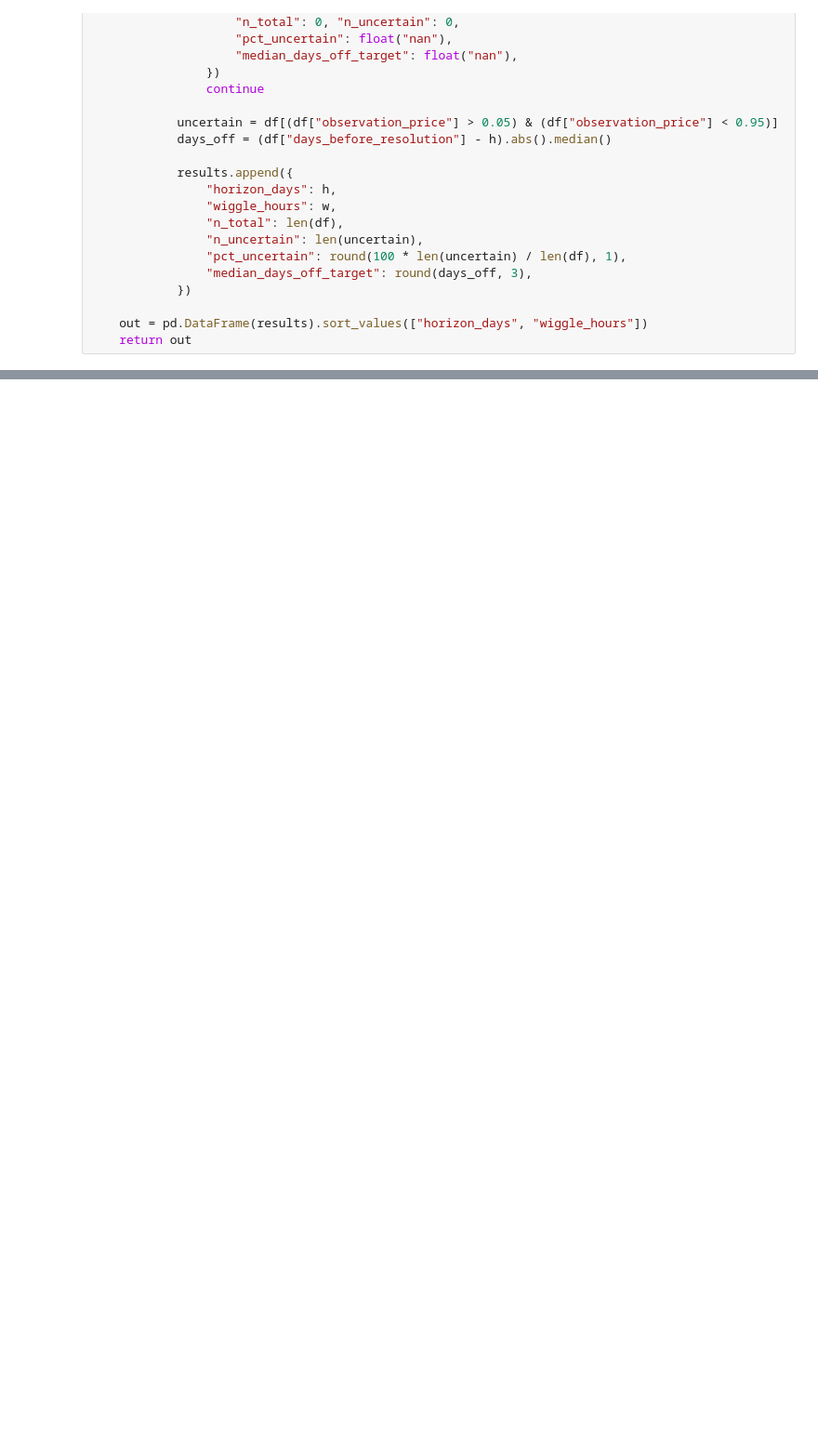
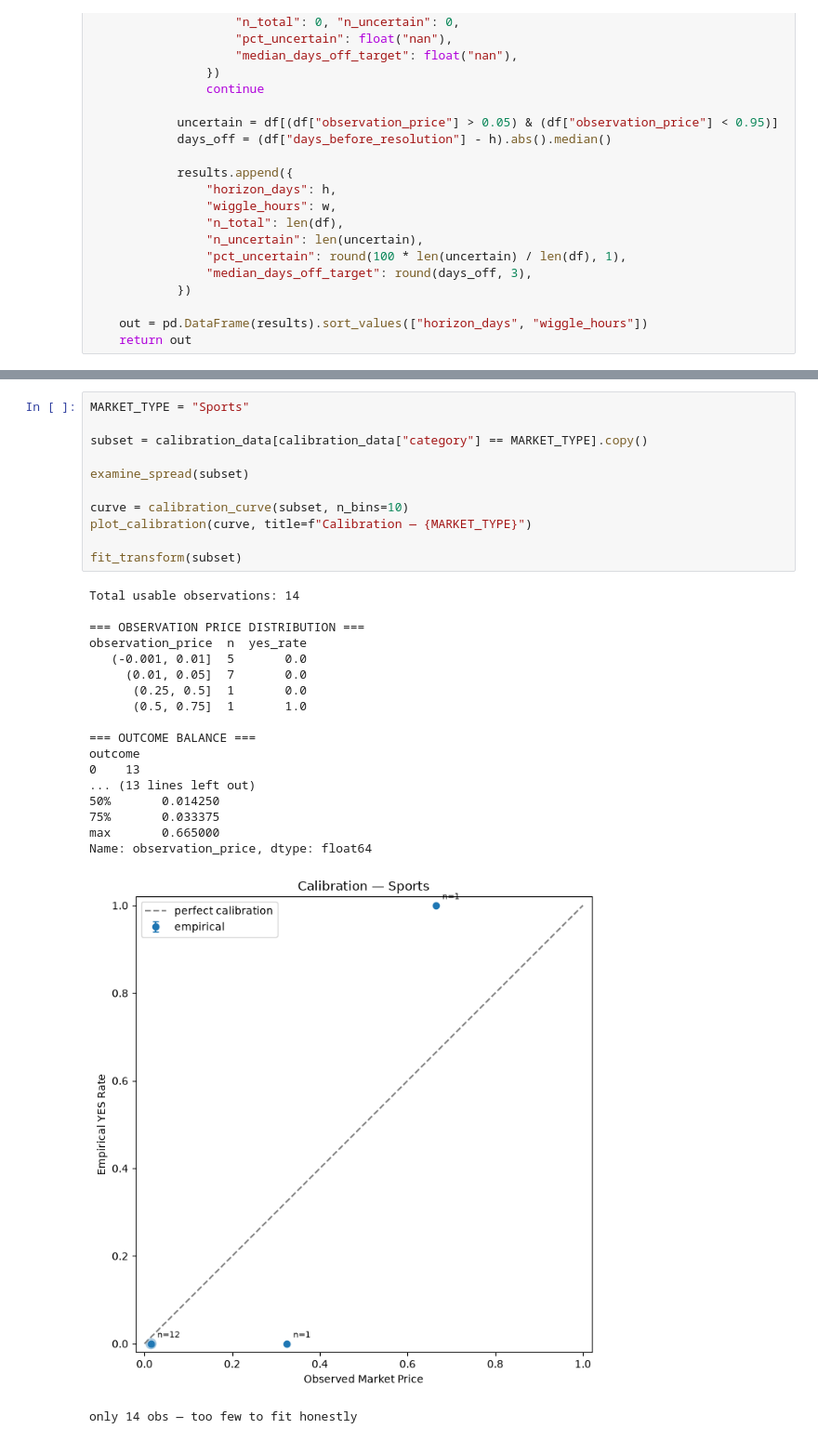
Before and after one commit to BenRodriguez1029/PredictionMarket, a Jupyter notebook: notebooks/m2.ipynb, the cells around one changed output, grey strips where cells are left out. Shown at 93% size. Cells and saved outputs as stored; diff of their text form; blank space fills up the shorter version.

```diff
--- a/notebooks/m2.ipynb
+++ b/notebooks/m2.ipynb
@@ -123,0 +253,31 @@ plot_calibration(curve, title=f"Calibration (horizon={horizon}d, wiggle={tol}h)"
+# %%
+MARKET_TYPE = "Sports"
+
+subset = calibration_data[calibration_data["category"] == MARKET_TYPE].copy()
+
+examine_spread(subset)
+
+curve = calibration_curve(subset, n_bins=10)
+plot_calibration(curve, title=f"Calibration — {MARKET_TYPE}")
+
+fit_transform(subset)
+# %% [output]
+Total usable observations: 14
+
+=== OBSERVATION PRICE DISTRIBUTION ===
+observation_price  n  yes_rate
+   (-0.001, 0.01]  5       0.0
+     (0.01, 0.05]  7       0.0
+      (0.25, 0.5]  1       0.0
+      (0.5, 0.75]  1       1.0
+
+=== OUTCOME BALANCE ===
+outcome
+0    13
+... (13 lines left out)
+50%       0.014250
+75%       0.033375
+max       0.665000
+Name: observation_price, dtype: float64
+[figure, added]
+only 14 obs — too few to fit honestly
```
Also changed, not shown: parts of 16 cells of this notebook, 10 other files.
